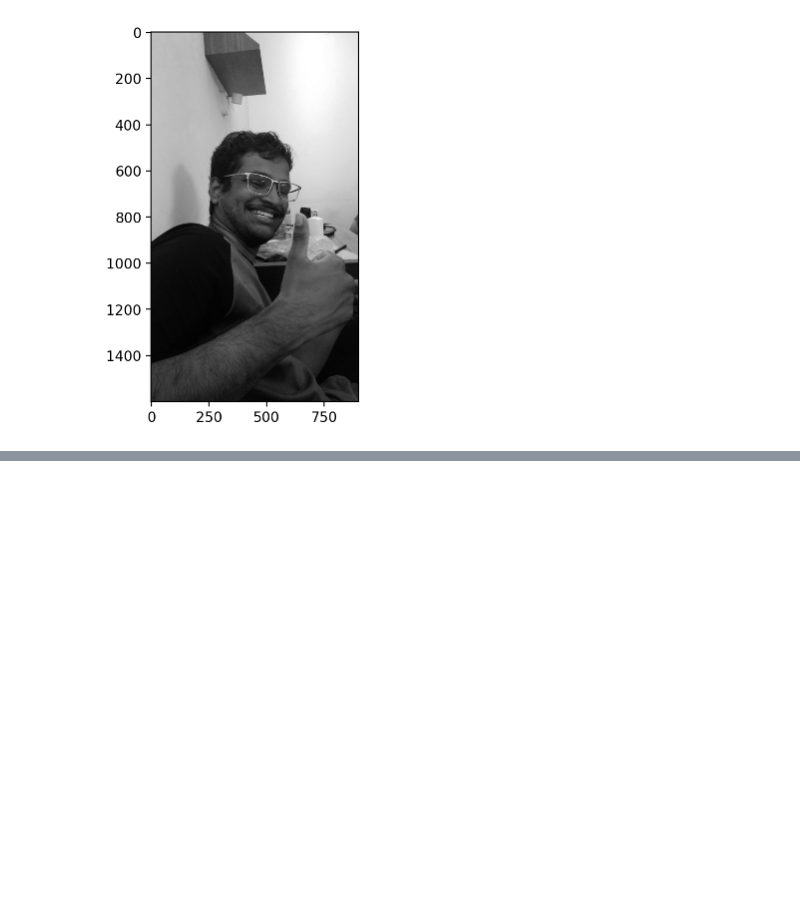
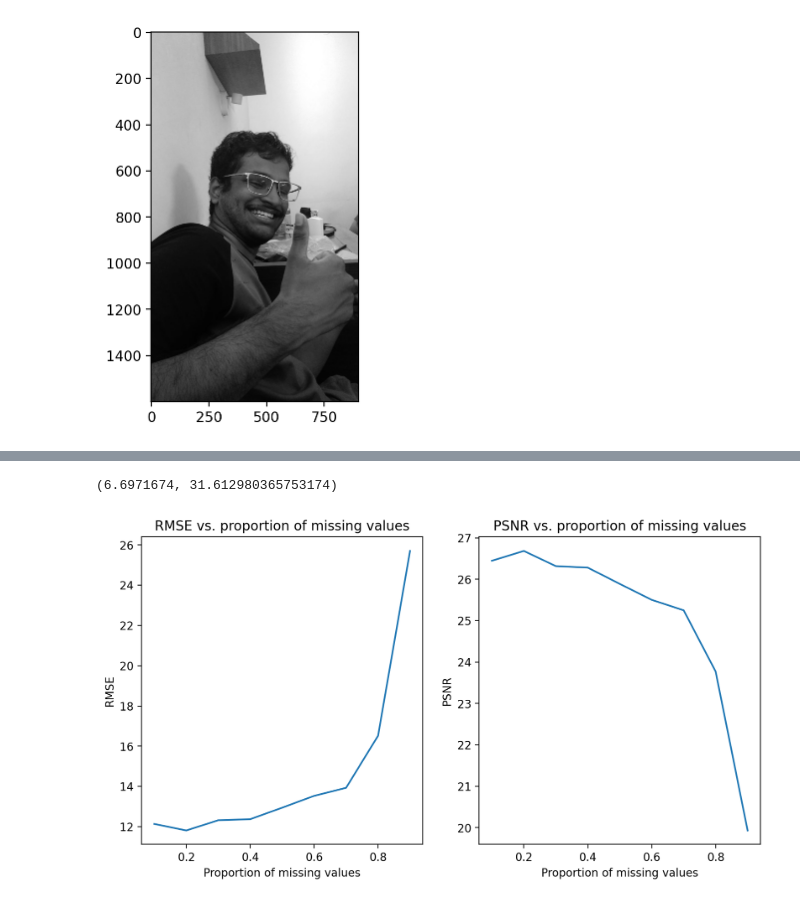
Before and after one commit to Karan-Gandhi/ES335-Assignment-2, a Jupyter notebook: task4.ipynb, the cells around one changed output, grey strips where cells are left out. Saved outputs shown, nothing was run; the diff lists cells and outputs as text; code cells hidden in the pictures; blank space fills up the shorter version.

```diff
--- a/task4.ipynb
+++ b/task4.ipynb
@@ -106,0 +108,34 @@ plot_image_completion(0.3, 50)
+# %%
+def calculate_metrics(prop=0.1, factors=50):
+	masked_img, mask = mask_image(crop, prop)
+	W, H, loss = factorize(masked_img, factors, device=device)
+	reconstructed_img = torch.mm(W, H).cpu().detach().numpy()
+	rmse = calculate_rmse(crop.numpy(), reconstructed_img)
+	psnr = calculate_psnr(crop.numpy(), reconstructed_img)
+	return rmse, psnr
+
+calculate_metrics(0.3, 50)
+# %% [output]
+(6.6971674, 31.612980365753174)
+# %%
+def plot_metric_vs_prop(factors=50):
+	props = np.linspace(0.1, 0.9, 9)
+	rmses = []
+	psnrs = []
+	for prop in props:
+		rmse, psnr = calculate_metrics(prop, factors)
+		rmses.append(rmse)
+		psnrs.append(psnr)
+	fig, ax = plt.subplots(1, 2, figsize=(10, 5))
+	ax[0].plot(props, rmses)
+	ax[0].set_title("RMSE vs. proportion of missing values")
+	ax[0].set_xlabel("Proportion of missing values")
+	ax[0].set_ylabel("RMSE")
+	ax[1].plot(props, psnrs)
+	ax[1].set_title("PSNR vs. proportion of missing values")
+	ax[1].set_xlabel("Proportion of missing values")
+	ax[1].set_ylabel("PSNR")
+
+plot_metric_vs_prop(20)
+# %% [output]
+[figure, added]
```
Also changed, not shown: parts of 6 cells of this notebook.
